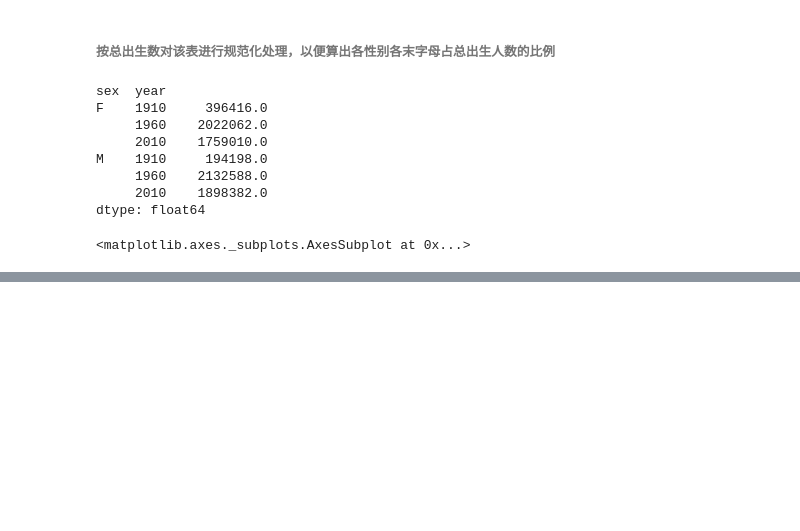
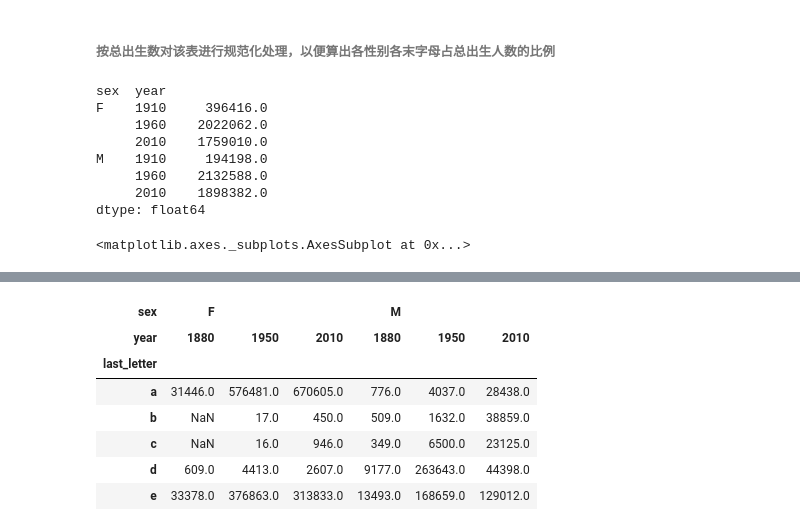
Before and after one commit to teresaj/learn-python, a Jupyter notebook: pda/PDAnotebook-chp2.ipynb, the cells around one changed output, grey strips where cells are left out. Cells and saved outputs as stored; diff of their text form; code cells hidden in the pictures; blank space fills up the shorter version.

```diff
--- a/pda/PDAnotebook-chp2.ipynb
+++ b/pda/PDAnotebook-chp2.ipynb
@@ -2078,0 +2119,12 @@ letter_prop['F'].plot(kind='bar', rot=0, ax=axes[1], title='Female', legend=Fals
+# %%
+subtable2 = table.reindex(columns = [1880, 1950, 2010], level = 'year')
+subtable2.head()
+# %% [output]
+| sex | F |  |  | M |  |  |
+| year | 1880 | 1950 | 2010 | 1880 | 1950 | 2010 |
+| last_letter |  |  |  |  |  |  |
+| a | 31446.0 | 576481.0 | 670605.0 | 776.0 | 4037.0 | 28438.0 |
+| b | NaN | 17.0 | 450.0 | 509.0 | 1632.0 | 38859.0 |
+| c | NaN | 16.0 | 946.0 | 349.0 | 6500.0 | 23125.0 |
+| d | 609.0 | 4413.0 | 2607.0 | 9177.0 | 263643.0 | 44398.0 |
+| e | 33378.0 | 376863.0 | 313833.0 | 13493.0 | 168659.0 | 129012.0 |
```
Also changed, not shown: parts of 26 cells of this notebook.
